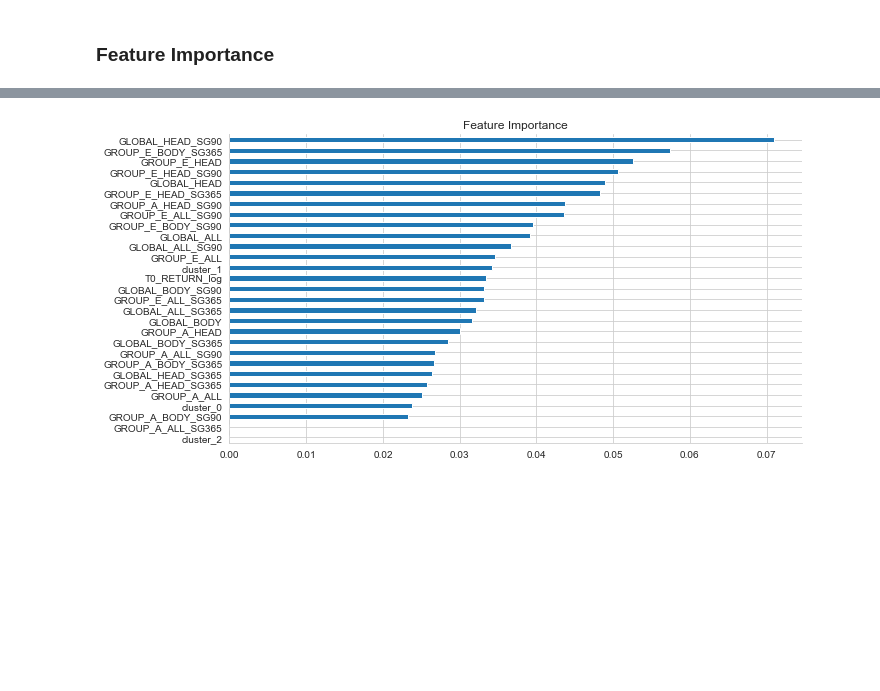
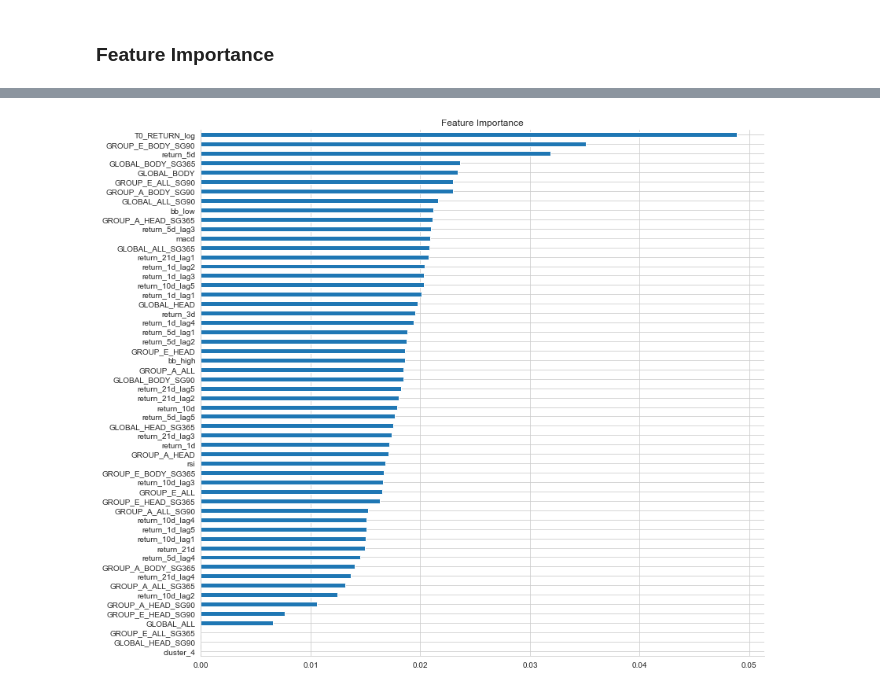
Before and after one commit to STF-R/RP_Challenge, a Jupyter notebook: Ravenpack_model.ipynb, the cells around one changed output, grey strips where cells are left out. Saved outputs shown, nothing was run; the diff lists cells and outputs as text; code cells hidden in the pictures; blank space fills up the shorter version.

```diff
--- a/Ravenpack_model.ipynb
+++ b/Ravenpack_model.ipynb
@@ -1005,3 +356,4 @@ np.random.seed(42)
 # %%
 df = df0.set_index(['RP_ENTITY_ID', 'DATE']).copy()
 df_i = df.copy()
+df_i = df_i.dropna(subset=['T1_RETURN_log'])
@@ -1010,7 +380,7 @@ df_i = df.copy()
 # X_dummies = get_one_hot_data(features)
 # X_factors = factorize_cats(features)
 # %%
-def get_data(start='2000', end='2018', task='classification', holding_period=1, dropna=False):
+def get_data(start='2010', end='2016', task='classification', holding_period=1, dropna=False):
 
     idx = pd.IndexSlice
     target = 'T1_RETURN_log'
@@ -1026,9 +396,14 @@ def get_data(start='2000', end='2018', task='classification', holding_period=1,
     return y, X
 # %%
 y, X = get_data()
-# X = X.iloc[:,:-1]
-X_dummy = pd.get_dummies(X['cluster'], prefix='cluster')
-X = X.join(X_dummy)
+# # X_dummy = pd.get_dummies(X['cluster'], prefix='cluster')
+# # X = X.join(X_dummy)
+# # X_dummy = pd.get_dummies(X['cluster'], prefix='cluster')
+X =  pd.get_dummies(X,
+                        columns=['cluster'],
+                        prefix=['cluster'],
+                        prefix_sep=['_'])
+
 X = X.loc[:, ~X.columns.isin(['cluster', 'GROUP_E_BODY', 'GROUP_A_BODY', 'GROUP_AM_BODY'])]
 X
 # %% [output]
@@ -1163,14 +513,14 @@ def plot_result(df, model=None, fname=None):
     if fname:
         g.savefig(fname, dpi=300);
 # %%
-xgb_clf = XGBClassifier(max_depth=3,                  # Maximum tree depth for base learners.
-                        learning_rate=0.1,            # Boosting learning rate (xgb's "eta")
-                        n_estimators=50,             # Number of boosted trees to fit.
-                        silent=True,                  # Whether to print messages while running
+xgb_clf = XGBClassifier(max_depth=3,       #3           # Maximum tree depth for base learners.
+                        learning_rate=0.4,  #0.4          # Boosting learning rate (xgb's "eta")
+                        n_estimators=100,   #500          # Number of boosted trees to fit.
+                        silent=False,                  # Whether to print messages while running
                         objective='binary:logistic',  # Task and objective or custom objective function
                         booster='gbtree',             # Select booster: gbtree, gblinear or dart
-#                         tree_method='gpu_hist',
-                        n_jobs=-1,                    # Number of parallel threads
+                        tree_method='gpu_hist',
+                        n_jobs=16,                    # Number of parallel threads
                         gamma=0,                      # Min loss reduction for further splits
                         min_child_weight=1,           # Min sum of sample weight(hessian) needed
                         max_delta_step=0,             # Max delta step for each tree's weight estimation
@@ -1288,12 +648,12 @@ XGBClassifier(base_score=0.5, booster='gbtree', colsample_bylevel=1,
 fi = pd.Series(xgb_clf.feature_importances_,
                index=X.columns)
 # %%
-fi.nlargest(40).sort_values().plot.barh(figsize=(10, 5),
+fi.nlargest(70).sort_values().plot.barh(figsize=(12, 10),
                                         title='Feature Importance')
 sns.despine()
 plt.tight_layout();
 # %% [output]
-[figure, old version]
+[figure, new version]
 # %%
 X
 # %% [output]
```
Also changed, not shown: parts of 67 cells of this notebook, 4 other files.
